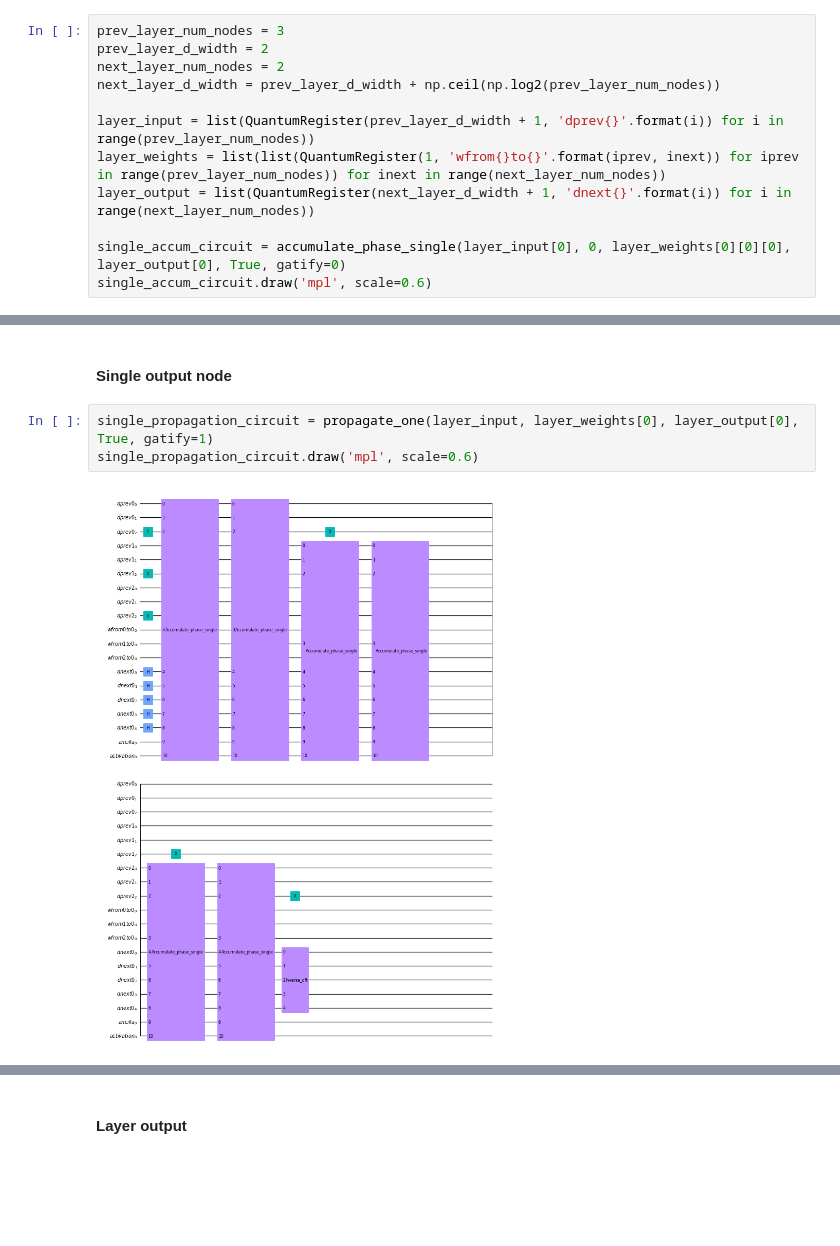
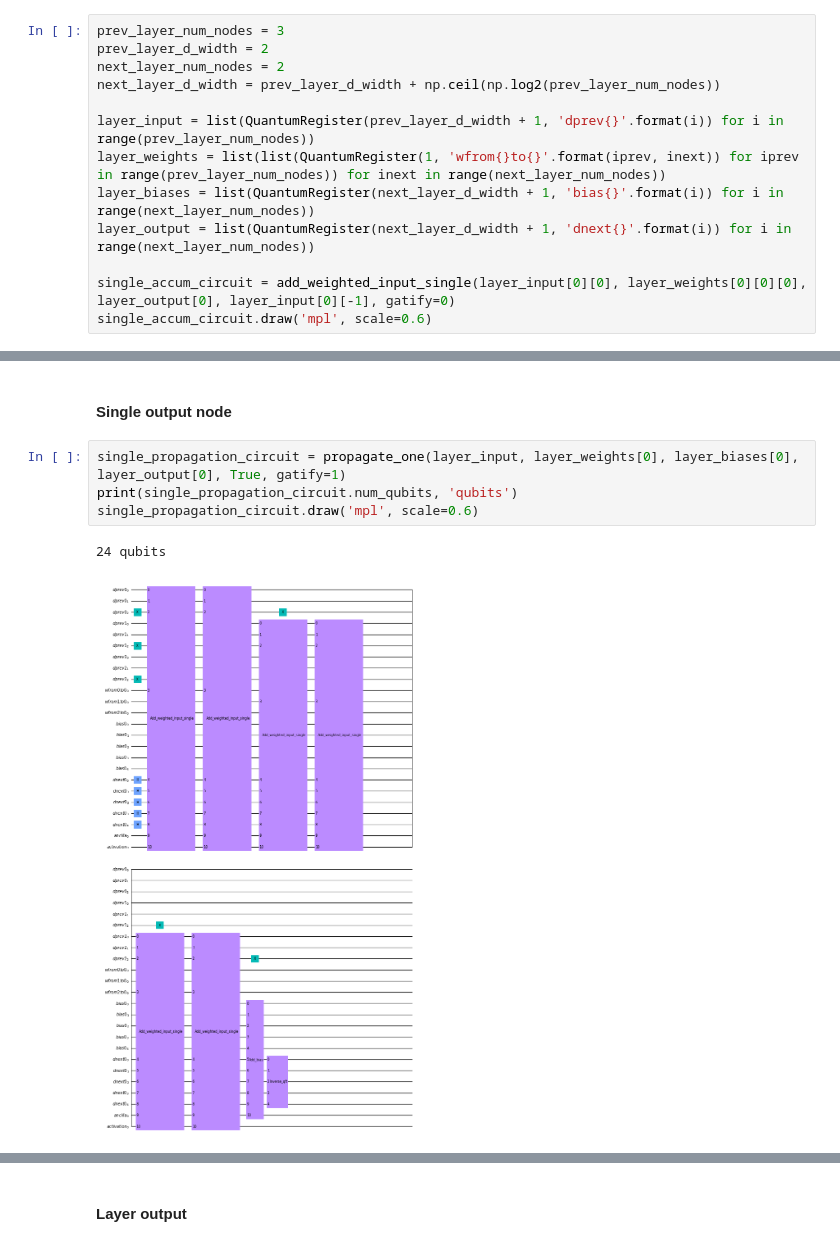
Before and after one commit to yiiyama/qc_random, a Jupyter notebook: quantum_mlp_tests.ipynb, the cells around one changed output, grey strips where cells are left out. Saved outputs shown, nothing was run; the diff lists cells and outputs as text; blank space fills up the shorter version.

```diff
--- a/quantum_mlp_tests.ipynb
+++ b/quantum_mlp_tests.ipynb
@@ -86,9 +88,10 @@ next_layer_d_width = prev_layer_d_width + np.ceil(np.log2(prev_layer_num_nodes))
 
 layer_input = list(QuantumRegister(prev_layer_d_width + 1, 'dprev{}'.format(i)) for i in range(prev_layer_num_nodes))
 layer_weights = list(list(QuantumRegister(1, 'wfrom{}to{}'.format(iprev, inext)) for iprev in range(prev_layer_num_nodes)) for inext in range(next_layer_num_nodes))
+layer_biases = list(QuantumRegister(next_layer_d_width + 1, 'bias{}'.format(i)) for i in range(next_layer_num_nodes))
 layer_output = list(QuantumRegister(next_layer_d_width + 1, 'dnext{}'.format(i)) for i in range(next_layer_num_nodes))
 
-single_accum_circuit = accumulate_phase_single(layer_input[0], 0, layer_weights[0][0][0], layer_output[0], True, gatify=0)
+single_accum_circuit = add_weighted_input_single(layer_input[0][0], layer_weights[0][0][0], layer_output[0], layer_input[0][-1], gatify=0)
 single_accum_circuit.draw('mpl', scale=0.6)
 # %% [output]
 [figure]
@@ -153,9 +156,11 @@ Output phase: [ 0.     -0.0625 -0.125  -0.1875 -0.25   -0.3125 -0.375  -0.4375 -
 # %% [markdown]
 #### Single output node
 # %%
-single_propagation_circuit = propagate_one(layer_input, layer_weights[0], layer_output[0], True, gatify=1)
+single_propagation_circuit = propagate_one(layer_input, layer_weights[0], layer_biases[0], layer_output[0], True, gatify=1)
+print(single_propagation_circuit.num_qubits, 'qubits')
 single_propagation_circuit.draw('mpl', scale=0.6)
 # %% [output]
+24 qubits
-[figure, old version]
+[figure, new version]
 # %%
 test_circuit = QuantumCircuit(*single_propagation_circuit.qregs)
```
Also changed, not shown: parts of 15 cells of this notebook, 2 other files.
